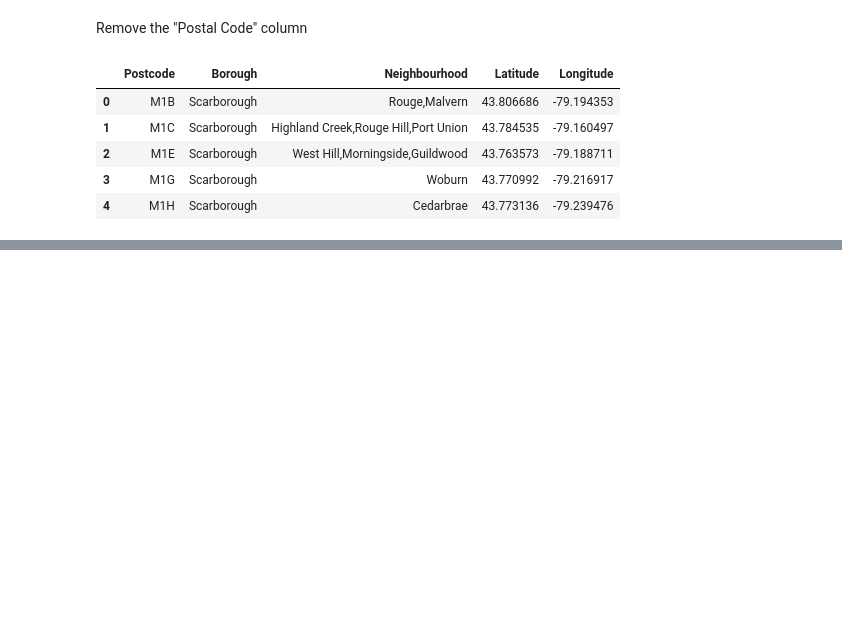
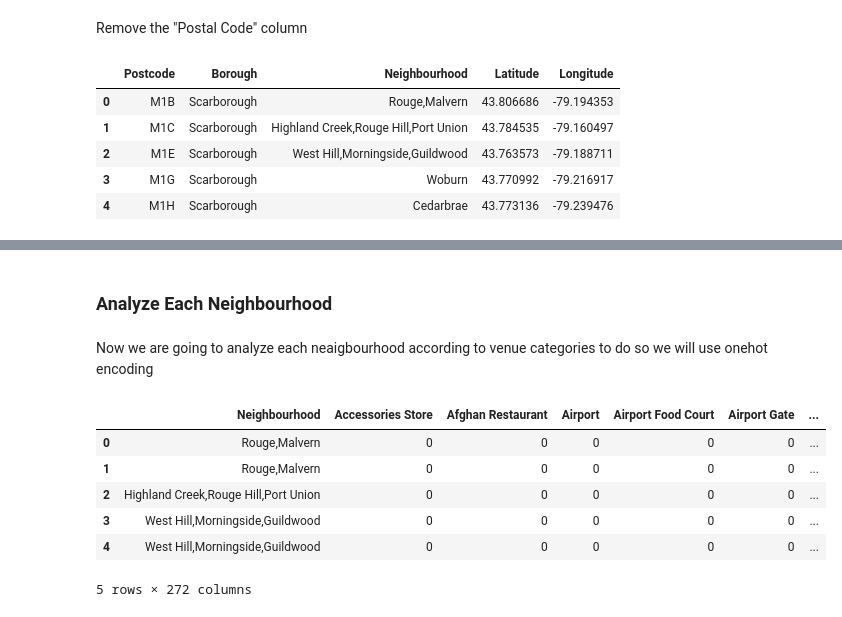
Before and after one commit to ekrembakay/Coursera_Capstone, a Jupyter notebook: Neighborhoods in Toronto.ipynb, the cells around one changed output, grey strips where cells are left out. Cells and saved outputs as stored; diff of their text form; code cells hidden in the pictures; blank space fills up the shorter version.

```diff
--- a/Neighborhoods in Toronto.ipynb
+++ b/Neighborhoods in Toronto.ipynb
@@ -107,0 +271,21 @@ df_merged.head()
+# %% [markdown]
+### Analyze Each Neighbourhood
+# %% [markdown]
+Now we are going to analyze each neaigbourhood according to venue categories to do so we will use onehot encoding
+# %%
+toronto_onehot = pd.get_dummies(toronto_venues[['Venue Category']], prefix="", prefix_sep="")
+
+toronto_onehot['Neighbourhood'] = toronto_venues['Neighbourhood']
+
+fixed_columns = [toronto_onehot.columns[-1]] + list(toronto_onehot.columns[:-1])
+toronto_onehot = toronto_onehot[fixed_columns]
+
+toronto_onehot.head()
+# %% [output]
+|  | Neighbourhood | Accessories Store | Afghan Restaurant | Airport | Airport Food Court | Airport Gate | ... |
+| 0 | Rouge,Malvern | 0 | 0 | 0 | 0 | 0 | ... |
+| 1 | Rouge,Malvern | 0 | 0 | 0 | 0 | 0 | ... |
+| 2 | Highland Creek,Rouge Hill,Port Union | 0 | 0 | 0 | 0 | 0 | ... |
+| 3 | West Hill,Morningside,Guildwood | 0 | 0 | 0 | 0 | 0 | ... |
+| 4 | West Hill,Morningside,Guildwood | 0 | 0 | 0 | 0 | 0 | ... |
+5 rows × 272 columns
```
Also changed, not shown: parts of 36 cells of this notebook.
